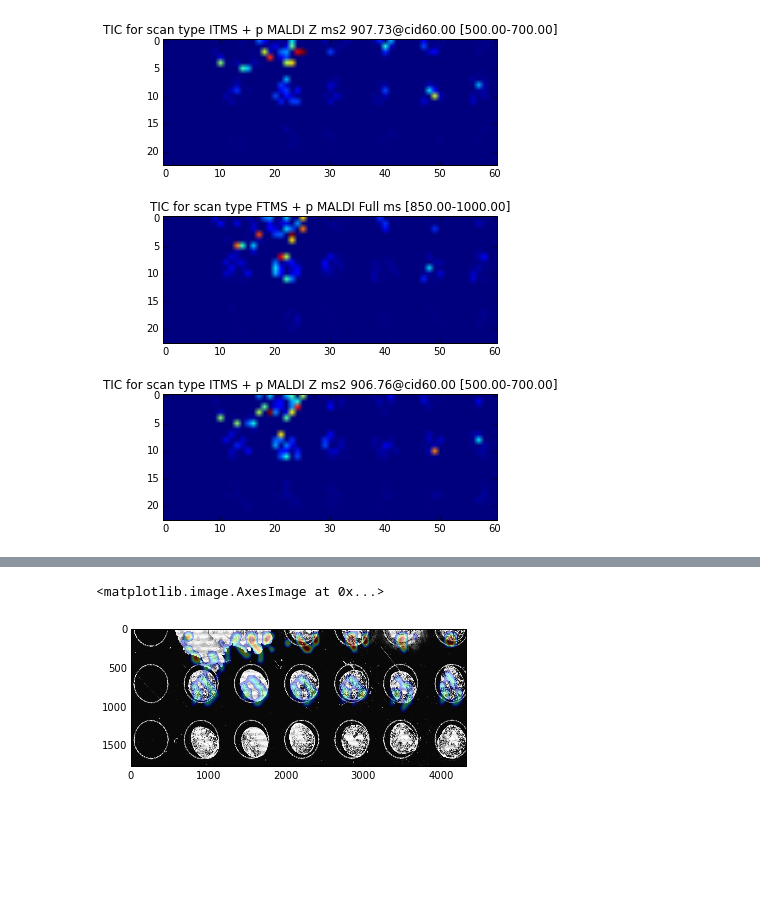
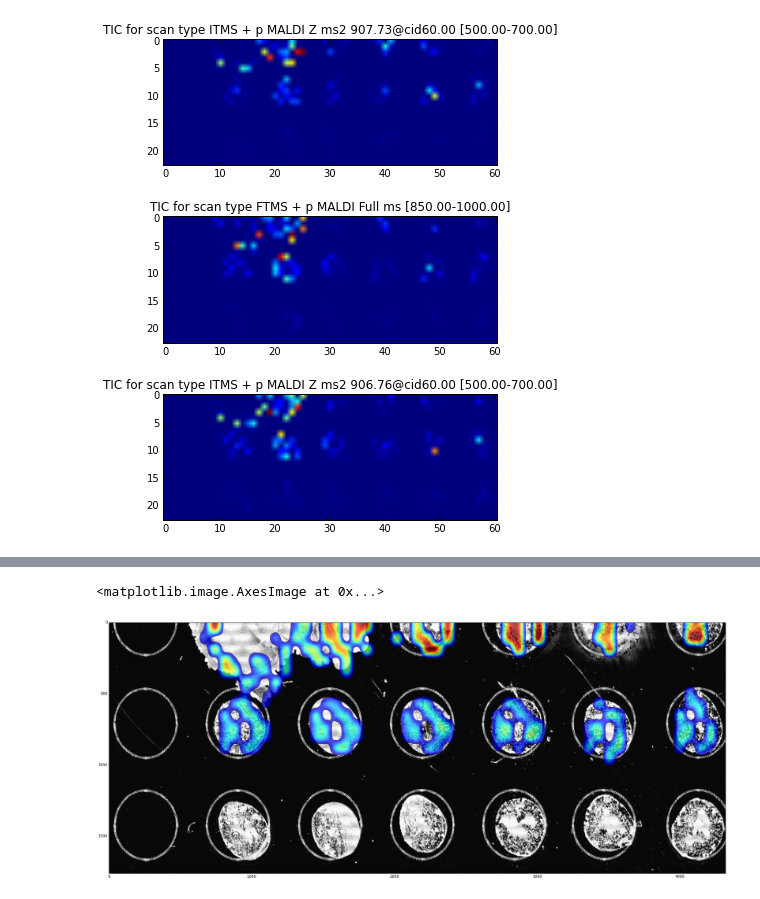
Before and after one commit to tentrillion/ipython_notebooks, a Jupyter notebook: image_registration_in_python.ipynb, the cells around one changed output, grey strips where cells are left out. Saved outputs shown, nothing was run; the diff lists cells and outputs as text; code cells hidden in the pictures; blank space fills up the shorter version.

```diff
--- a/image_registration_in_python.ipynb
+++ b/image_registration_in_python.ipynb
@@ -61,6 +108,7 @@ ax[1].imshow(ms1ticImage, cmap=cm.Greys_r)
 # %%
+#Normalize the MS image by the intensity of the triolein MS1 peak
 mzind = abs(omsi_ms2.mz[1]-907.7738).argmin()
-ms1_907 = omsi_ms2.data[1][:, :, mzind-10:mzind+10].sum(axis=2).T
+ms1_907 = omsi_ms2.data[1][:, :, mzind-2:mzind+2].sum(axis=2).T
 normimage = ((ms1_907)) / (ms1ticImage+1.)
 print normimage.dtype
 f, ax = plt.subplots(2, 1)
@@ -88,8 +140,9 @@ msBig = misc.imresize(result['timg'], photo.shape, 'bicubic')
 
 msBig_masked = np.ma.masked_where(msBig <= 35, msBig)
 # %%
+plt.figure(figsize=(30,15))
 plt.imshow(photo, cmap=cm.Greys_r, alpha=1)
-plt.imshow(msBig_masked, alpha=0.35)
+plt.imshow(msBig_masked, alpha=0.7)
 # %% [output]
 <matplotlib.image.AxesImage at 0x...>
-[figure, old version]
+[figure, new version]
```
Also changed, not shown: parts of 17 cells of this notebook.
